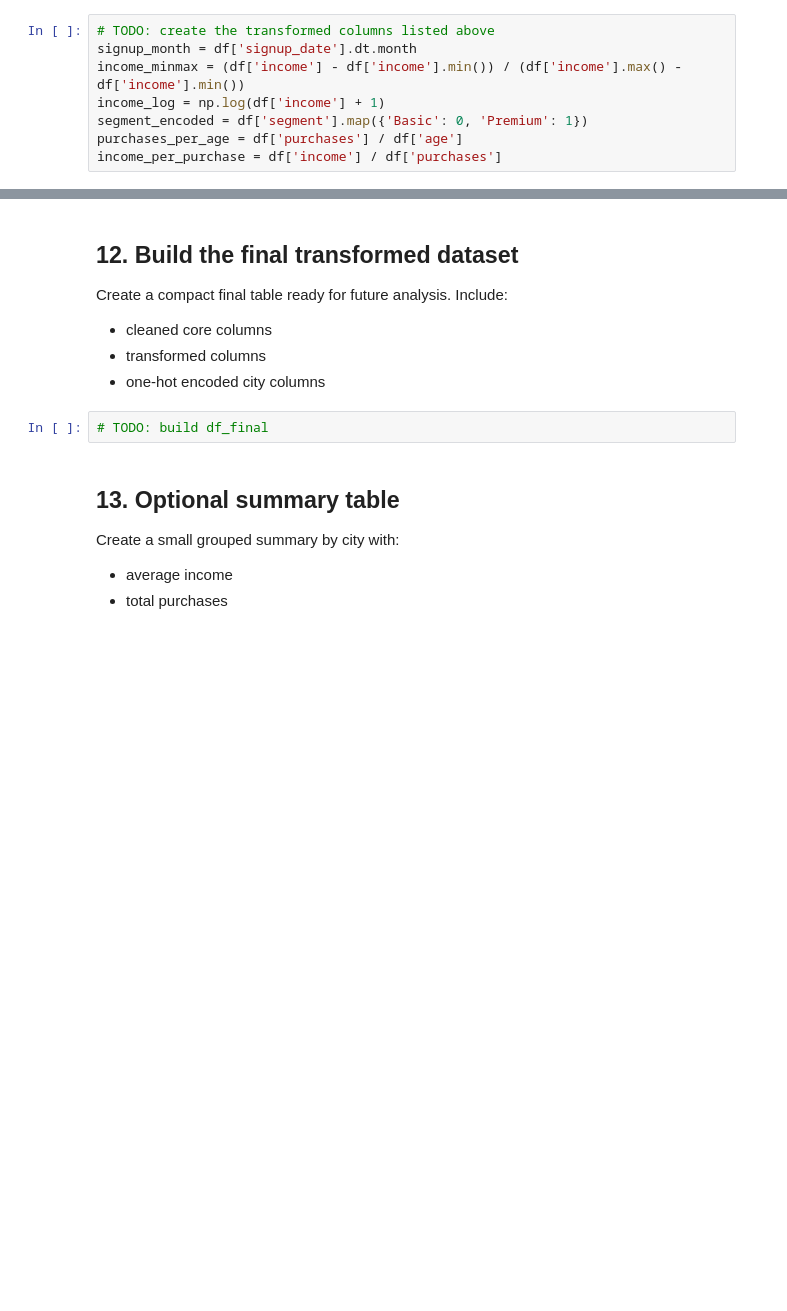
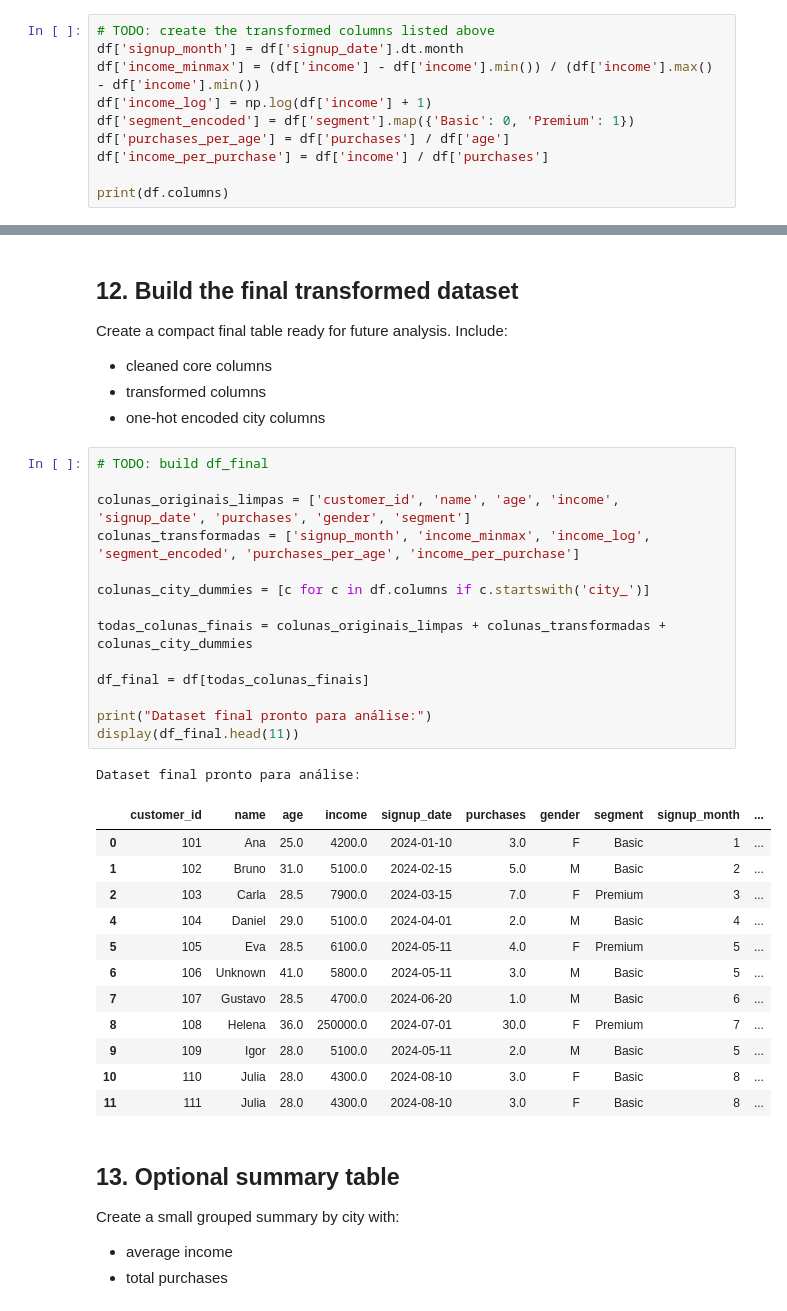
Before and after one commit to CristopherWallau/DataScience-I, a Jupyter notebook: lab02_task.ipynb, the cells around one changed output, grey strips where cells are left out. Saved outputs shown, nothing was run; the diff lists cells and outputs as text; blank space fills up the shorter version.

```diff
--- a/lab02_task.ipynb
+++ b/lab02_task.ipynb
@@ -499,9 +503,11 @@ Create the following:
 - `income_per_purchase`
 # %%
 # TODO: create the transformed columns listed above
-signup_month = df['signup_date'].dt.month
-income_minmax = (df['income'] - df['income'].min()) / (df['income'].max() - df['income'].min())
-income_log = np.log(df['income'] + 1)
-segment_encoded = df['segment'].map({'Basic': 0, 'Premium': 1})
-purchases_per_age = df['purchases'] / df['age']
-income_per_purchase = df['income'] / df['purchases']
+df['signup_month'] = df['signup_date'].dt.month
+df['income_minmax'] = (df['income'] - df['income'].min()) / (df['income'].max() - df['income'].min())
+df['income_log'] = np.log(df['income'] + 1)
+df['segment_encoded'] = df['segment'].map({'Basic': 0, 'Premium': 1})
+df['purchases_per_age'] = df['purchases'] / df['age']
+df['income_per_purchase'] = df['income'] / df['purchases']
+
+print(df.columns)
@@ -522,8 +552,34 @@ Include:
 - cleaned core columns
 - transformed columns
 - one-hot encoded city columns
-# %%
-# TODO: build df_final
+# %%
+# TODO: build df_final
+
+colunas_originais_limpas = ['customer_id', 'name', 'age', 'income', 'signup_date', 'purchases', 'gender', 'segment']
+colunas_transformadas = ['signup_month', 'income_minmax', 'income_log', 'segment_encoded', 'purchases_per_age', 'income_per_purchase']
+
+colunas_city_dummies = [c for c in df.columns if c.startswith('city_')]
+
+todas_colunas_finais = colunas_originais_limpas + colunas_transformadas + colunas_city_dummies
+
+df_final = df[todas_colunas_finais]
+
+print("Dataset final pronto para análise:")
+display(df_final.head(11))
+# %% [output]
+Dataset final pronto para análise:
+|  | customer_id | name | age | income | signup_date | purchases | gender | segment | signup_month | ... |
+| 0 | 101 | Ana | 25.0 | 4200.0 | 2024-01-10 | 3.0 | F | Basic | 1 | ... |
+| 1 | 102 | Bruno | 31.0 | 5100.0 | 2024-02-15 | 5.0 | M | Basic | 2 | ... |
+| 2 | 103 | Carla | 28.5 | 7900.0 | 2024-03-15 | 7.0 | F | Premium | 3 | ... |
+| 4 | 104 | Daniel | 29.0 | 5100.0 | 2024-04-01 | 2.0 | M | Basic | 4 | ... |
+| 5 | 105 | Eva | 28.5 | 6100.0 | 2024-05-11 | 4.0 | F | Premium | 5 | ... |
+| 6 | 106 | Unknown | 41.0 | 5800.0 | 2024-05-11 | 3.0 | M | Basic | 5 | ... |
+| 7 | 107 | Gustavo | 28.5 | 4700.0 | 2024-06-20 | 1.0 | M | Basic | 6 | ... |
+| 8 | 108 | Helena | 36.0 | 250000.0 | 2024-07-01 | 30.0 | F | Premium | 7 | ... |
+| 9 | 109 | Igor | 28.0 | 5100.0 | 2024-05-11 | 2.0 | M | Basic | 5 | ... |
+| 10 | 110 | Julia | 28.0 | 4300.0 | 2024-08-10 | 3.0 | F | Basic | 8 | ... |
+| 11 | 111 | Julia | 28.0 | 4300.0 | 2024-08-10 | 3.0 | F | Basic | 8 | ... |
 # %% [markdown]
 ## 13. Optional summary table
 
```
Also changed, not shown: parts of 9 cells of this notebook.
